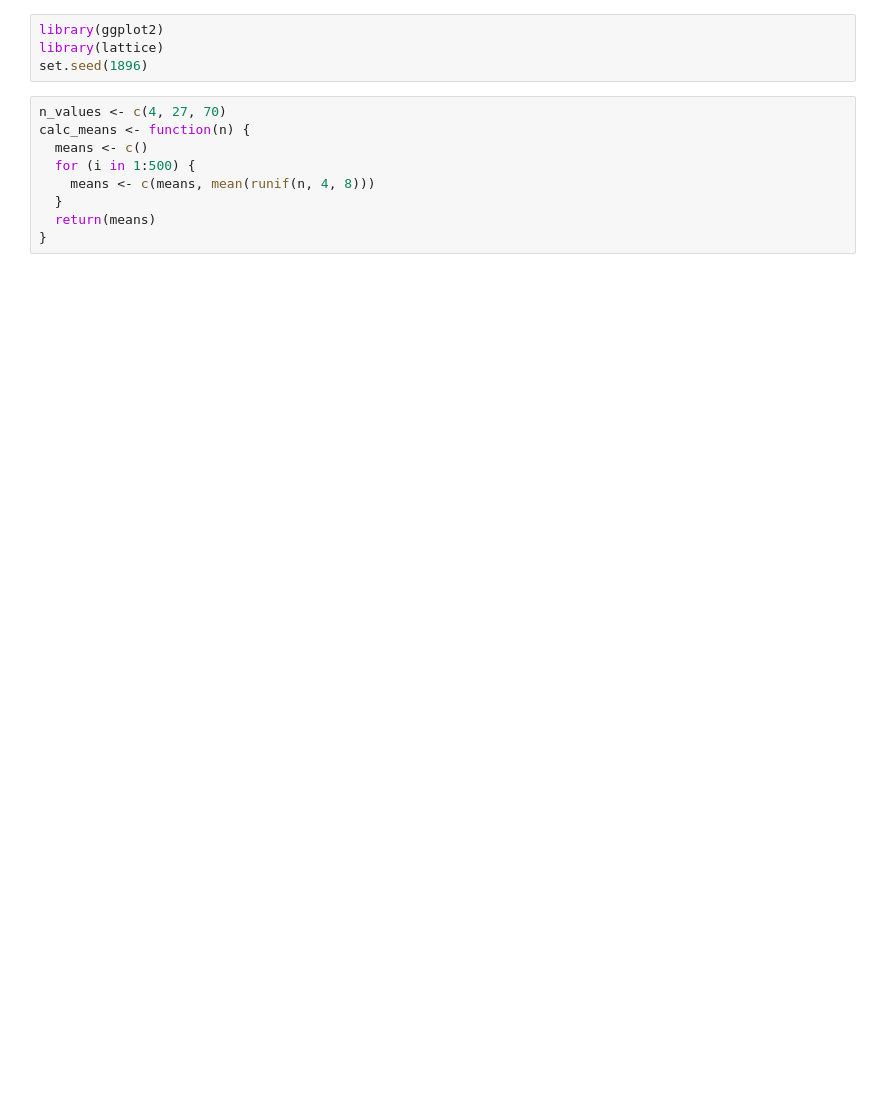
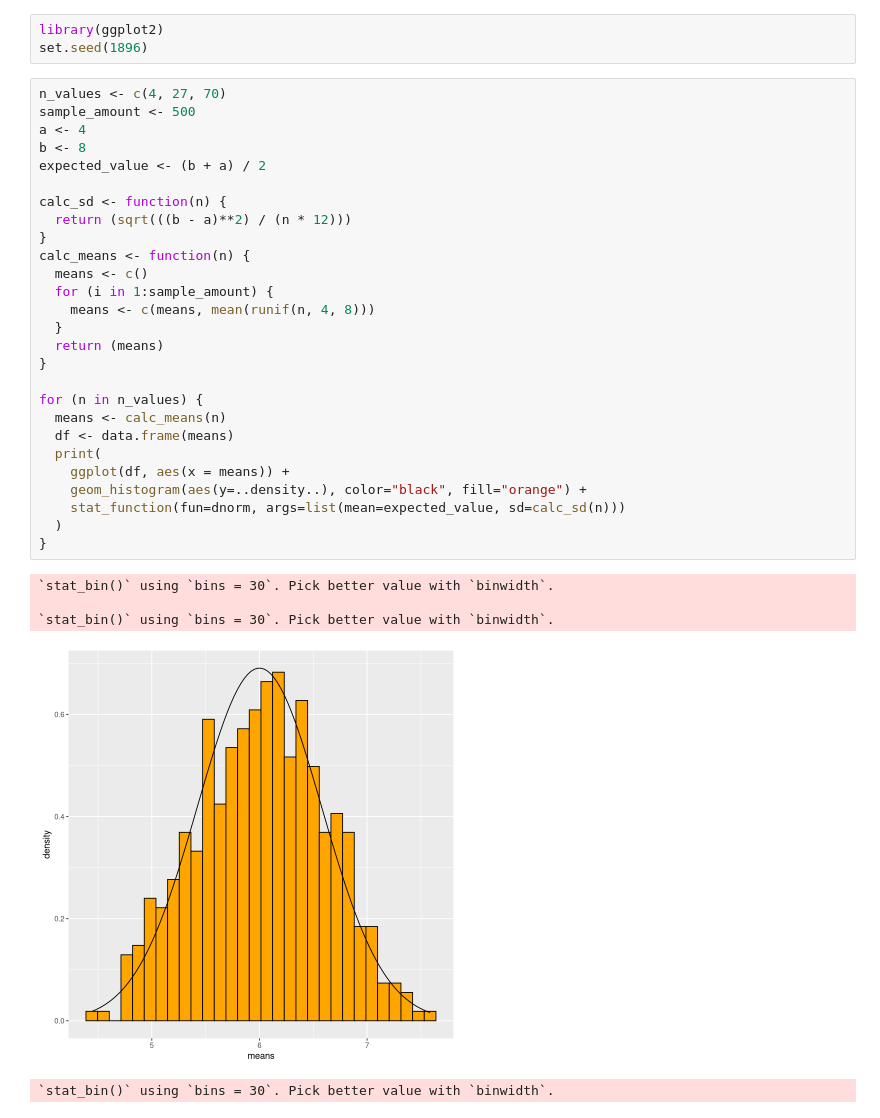
Before and after one commit to randomicecube/statistics-project-r, a Jupyter notebook: exercise-6.ipynb, the cells around one changed output. Saved outputs shown, nothing was run; the diff lists cells and outputs as text; blank space fills up the shorter version.

```diff
--- a/exercise-6.ipynb
+++ b/exercise-6.ipynb
@@ -1,13 +1,36 @@
 # %%
 library(ggplot2)
-library(lattice)
 set.seed(1896)
 # %%
 n_values <- c(4, 27, 70)
+sample_amount <- 500
+a <- 4
+b <- 8
+expected_value <- (b + a) / 2
+
+calc_sd <- function(n) {
+  return (sqrt(((b - a)**2) / (n * 12)))
+}
 calc_means <- function(n) {
   means <- c()
-  for (i in 1:500) {
+  for (i in 1:sample_amount) {
     means <- c(means, mean(runif(n, 4, 8)))
   }
-  return(means)
+  return (means)
 }
+
+for (n in n_values) {
+  means <- calc_means(n)
+  df <- data.frame(means)
+  print(
+    ggplot(df, aes(x = means)) +
+    geom_histogram(aes(y=..density..), color="black", fill="orange") +
+    stat_function(fun=dnorm, args=list(mean=expected_value, sd=calc_sd(n)))
+  )
+}
+# %% [output]
+`stat_bin()` using `bins = 30`. Pick better value with `binwidth`.
+
+`stat_bin()` using `bins = 30`. Pick better value with `binwidth`.
+[figure, added]
+`stat_bin()` using `bins = 30`. Pick better value with `binwidth`.
```
Also changed, not shown: parts of 2 cells of this notebook, 5 other files.
